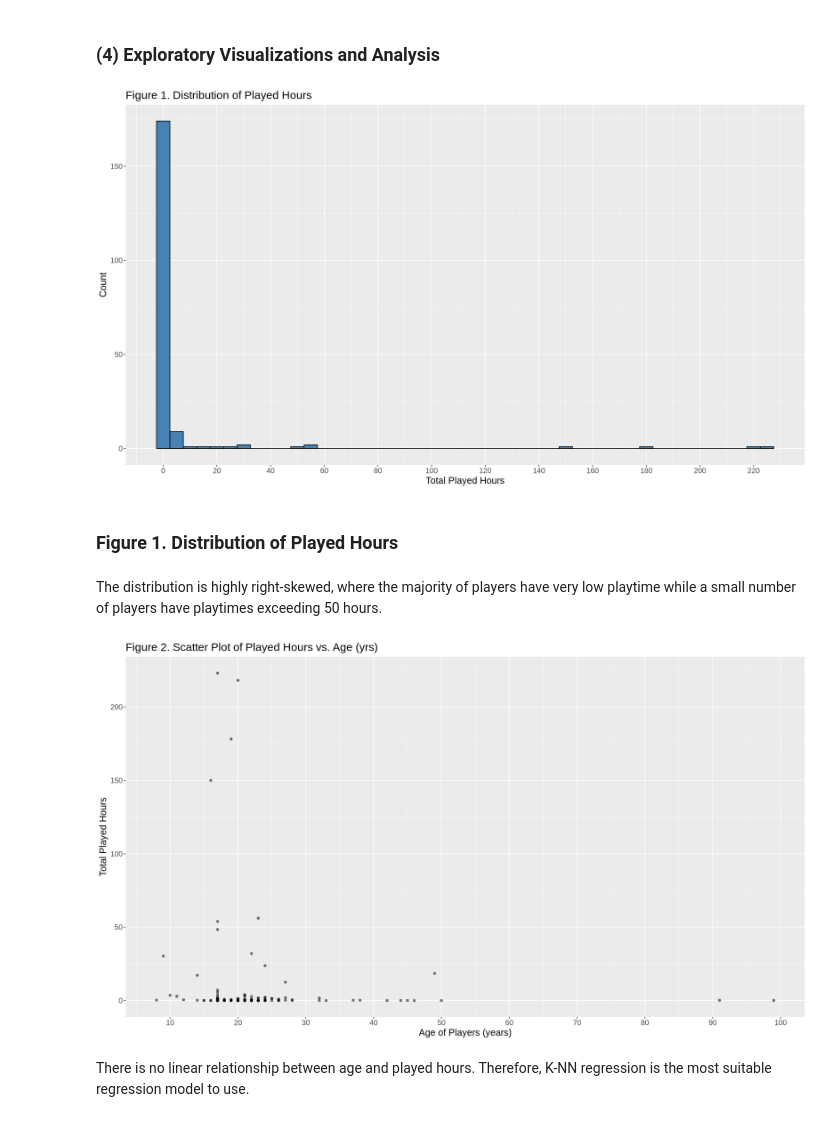
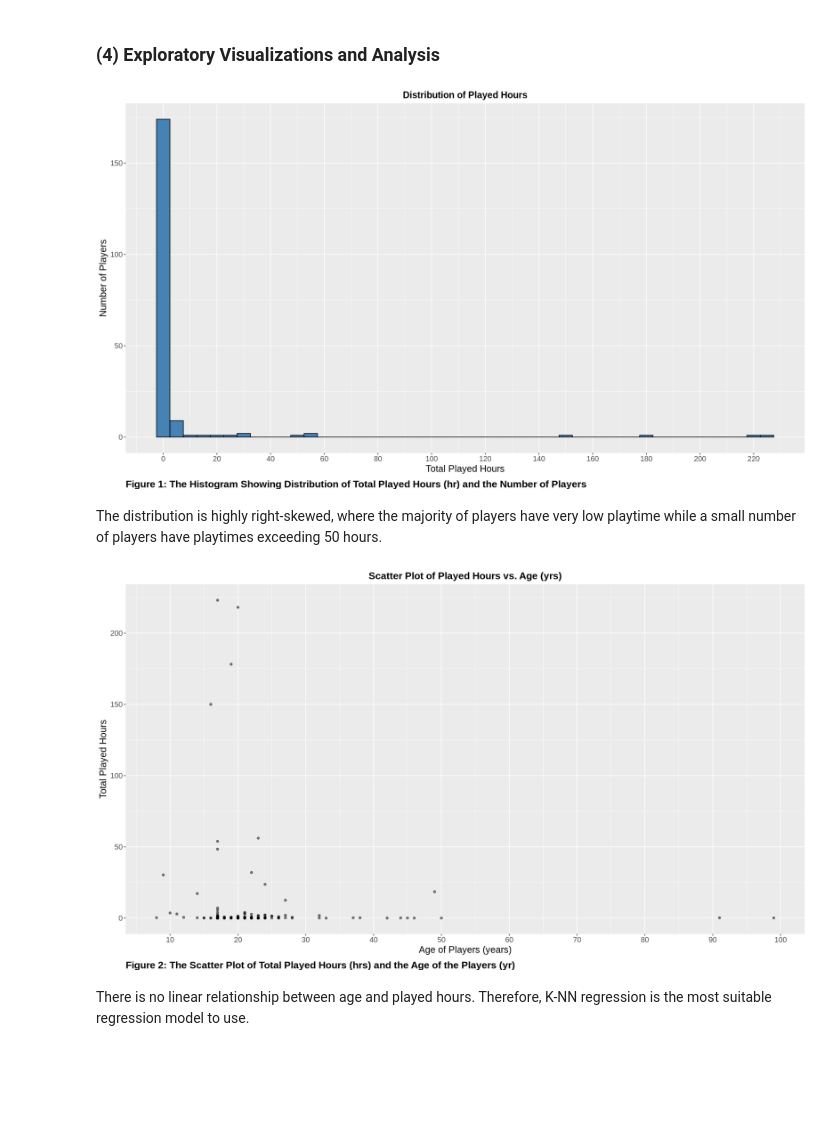
Before and after one commit to ExxML/minecraft_group_project, a Jupyter notebook: minecraft_project.ipynb, the cells around one changed output. Cells and saved outputs as stored; diff of their text form; code cells hidden in the pictures; blank space fills up the shorter version.

Commit message:
Added figures title

```diff
--- a/minecraft_project.ipynb
+++ b/minecraft_project.ipynb
@@ -194,17 +180,18 @@ A tibble: 10 × 3
 # %%
 # Distribution of total played hours across all players
 options(repr.plot.width = 16, repr.plot.height = 9)
 ggplot(mc_cleaned, aes(x = played_hours)) +
     geom_histogram(binwidth = 5, fill = "steelblue", color = "black") +
     labs(x = "Total Played Hours",
-         y = "Count",
-         title = "Figure 1. Distribution of Played Hours") +
-    theme(text = element_text(size = 15)) +
+         y = "Number of Players",
+         title = "Distribution of Played Hours",
+         caption = "Figure 1: The Histogram Showing Distribution of Total Played Hours (hr) and the Number of Players") +
+    theme(text = element_text(size = 15),
+          plot.caption = element_text(hjust = 0, vjust = -1, size = 16, face = "bold"),
+          plot.title = element_text(hjust = 0.5, size = 15, face = "bold")) +
     scale_x_continuous(breaks = seq(from = 0, to = 220, by = 20))
 # %% [output]
-[figure, old version]
+[figure, new version]
-# %% [markdown]
-### Figure 1. Distribution of Played Hours
 # %% [markdown]
 The distribution is highly right-skewed, where the majority of players have very low playtime while a small number of players have playtimes exceeding 50 hours.
 # %%
@@ -214,11 +201,14 @@ ggplot(mc_cleaned, aes(x = age, y = played_hours)) +
     geom_point(alpha = 0.5) +
     labs(x = "Age of Players (years)",
          y = "Total Played Hours",
-         title = "Figure 2. Scatter Plot of Played Hours vs. Age (yrs)") +
-    theme(text = element_text(size = 15)) +
+         title = "Scatter Plot of Played Hours vs. Age (yrs)",
+        caption = "Figure 2: The Scatter Plot of Total Played Hours (hrs) and the Age of the Players (yr)") +
+    theme(text = element_text(size = 15),
+         plot.caption = element_text(hjust = 0, vjust = -1, size = 16, face = "bold"),
+         plot.title = element_text(hjust = 0.5, vjust = 1, size = 16, face = "bold")) +
     scale_x_continuous(breaks = seq(from = 0, to = 100, by = 10))
 # %% [output]
-[figure, old version]
+[figure, new version]
 # %% [markdown]
 There is no linear relationship between age and played hours. Therefore, K-NN regression is the most suitable regression model to use.
 # %% [markdown]
```
Also changed, not shown: parts of 4 cells of this notebook.
